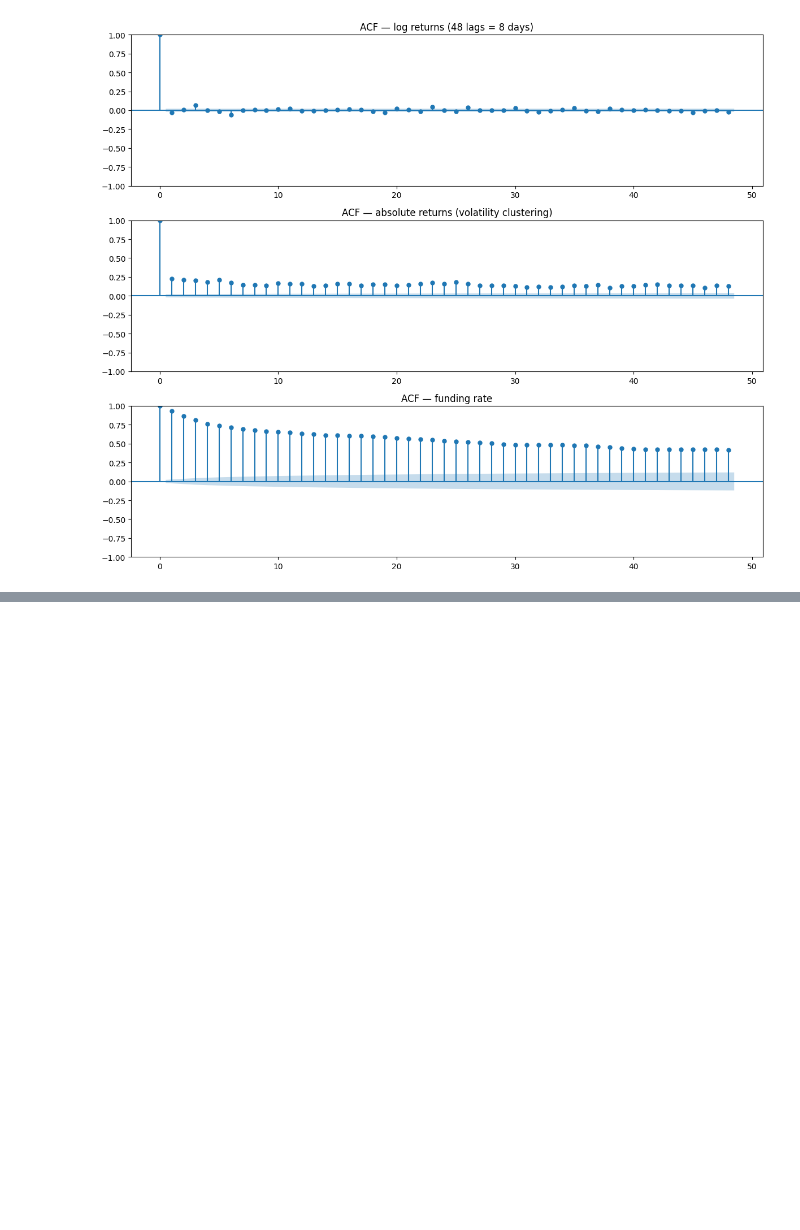
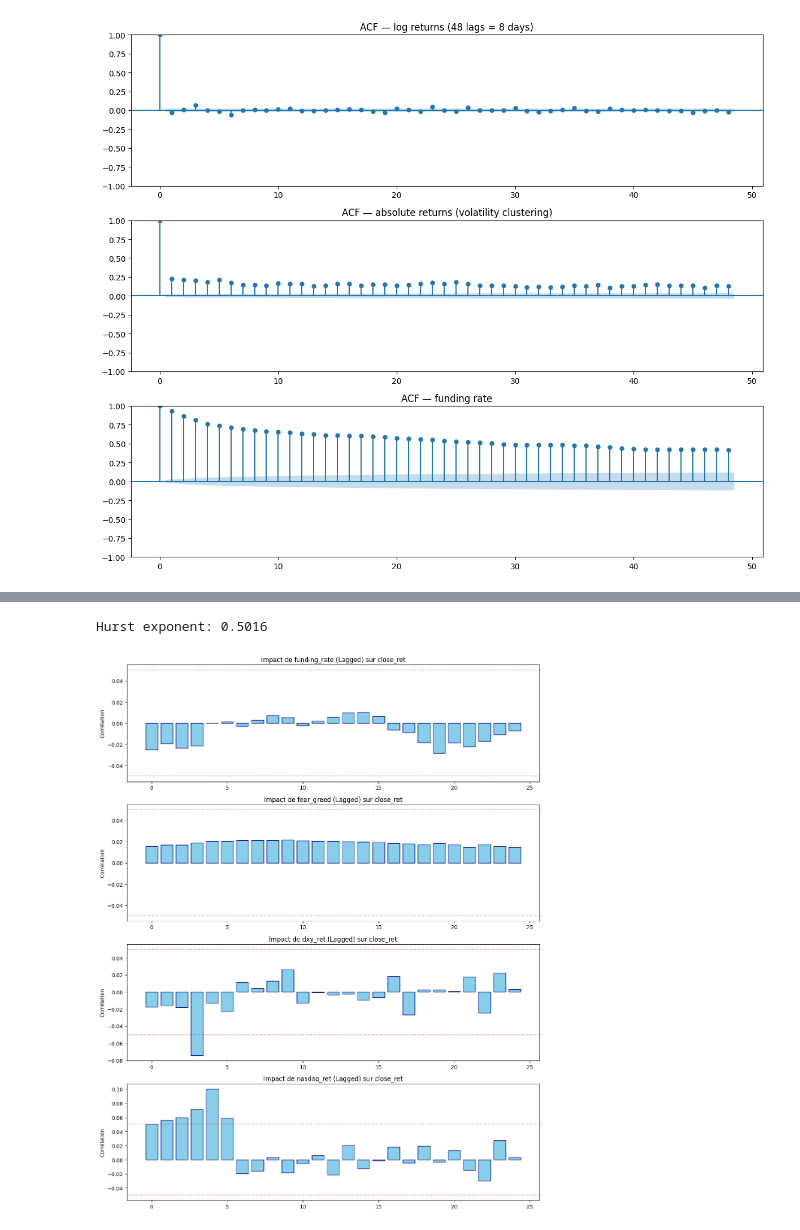
Before and after one commit to Paul-Arnaud-Battandier/ML-for-crypto, a Jupyter notebook: notebooks/JupyNote.ipynb, the cells around one changed output, grey strips where cells are left out. Cells and saved outputs as stored; diff of their text form; code cells hidden in the pictures; blank space fills up the shorter version.

```diff
--- a/notebooks/JupyNote.ipynb
+++ b/notebooks/JupyNote.ipynb
@@ -98,0 +130,40 @@ plt.show()
+# %%
+# On utilise le log du prix pour la stabilité mathématique
+series = np.log(df['close']).values
+
+lags = range(2, 20)
+tau = [np.sqrt(np.std(np.subtract(series[lag:], series[:-lag]))) for lag in lags]
+poly = np.polyfit(np.log(lags), np.log(tau), 1)
+
+hurst_exp = poly[0] * 2
+print(f"Hurst exponent: {hurst_exp:.4f}")
+# %% [output]
+Hurst exponent: 0.5016
+# %%
+df['close_ret'] = np.log(df['close'] / df['close'].shift(1))
+df['nasdaq_ret'] = np.log(df['nasdaq'] / df['nasdaq'].shift(1))
+df['dxy_ret'] = np.log(df['dxy'] / df['dxy'].shift(1))
+
+# On supprime la première ligne qui contient des NaN après le shift
+df_clean = df.dropna().copy()
+# %%
+features_to_test = ['funding_rate', 'fear_greed', 'dxy_ret', 'nasdaq_ret']
+target = 'close_ret'
+
+fig, axes = plt.subplots(len(features_to_test), 1, figsize=(12, 15))
+
+for i, feat in enumerate(features_to_test):
+    # Calcul de la Cross-Correlation sur 24 heures (lags)
+    # On regarde comment la feature influence le futur de 'close_ret'
+    corr_vals = [df_clean[target].corr(df_clean[feat].shift(lag)) for lag in range(25)]
+
+    axes[i].bar(range(25), corr_vals, color='skyblue', edgecolor='navy')
+    axes[i].axhline(y=0.05, color='r', linestyle='--', alpha=0.3)
+    axes[i].axhline(y=-0.05, color='r', linestyle='--', alpha=0.3)
+    axes[i].set_title(f"Impact de {feat} (Lagged) sur {target}")
+    axes[i].set_ylabel("Corrélation")
+
+plt.tight_layout()
+plt.show()
+# %% [output]
+[figure, added]
```
Also changed, not shown: parts of 5 cells of this notebook, 1 other file.
